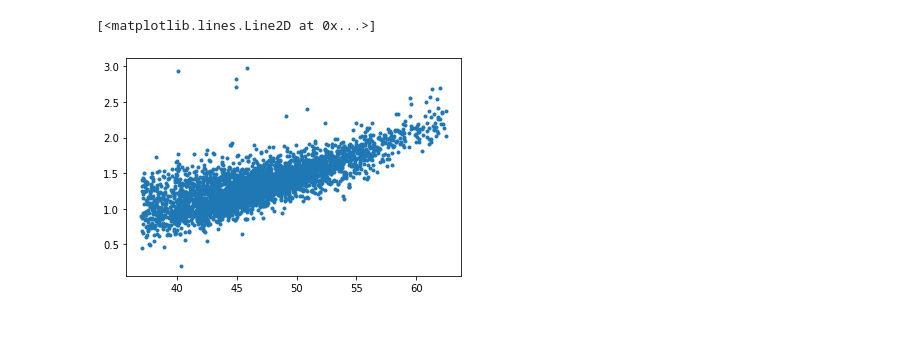
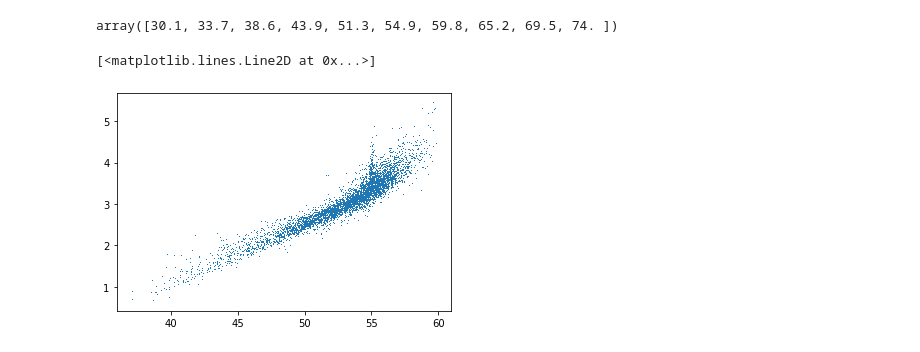
Before and after one commit to mhbakalar/phla-prediction, a Jupyter notebook: analysis/tmt_analysis.ipynb, the cells around one changed output. Saved outputs shown, nothing was run; the diff lists cells and outputs as text; code cells hidden in the pictures.

```diff
--- a/analysis/tmt_analysis.ipynb
+++ b/analysis/tmt_analysis.ipynb
@@ -23,11 +23,10 @@ def fit_sigmoid(x, data, vary_a=False, vary_b=False):
   return minimize(residual, params, args=(x,data))
 # %%
 # Load data and fit TMT curves
-tmt_data = pd.read_csv('../data/peptideTMT.csv')
-names = ['37+','45+','55.2+','64.2+','73+']
-tmt_data = pd.DataFrame(tmt_data[names].values, columns=names, index=tmt_data['sequence'])
+tmt_data = pd.read_csv('../data/peptideTMT.csv', sep=' ', index_col='seq')
+tmt_data = tmt_data.groupby('seq').mean()
 
-_x = [37,45,55.2,64.2,73]
+_x = tmt_data.columns.astype('float').values
 def df_fit_sigmoid(series):
     return fit_sigmoid(_x, series.values)
 
@@ -53,18 +34,22 @@ pisa_data
+# %%
+_x
+# %% [output]
+array([30.1, 33.7, 38.6, 43.9, 51.3, 54.9, 59.8, 65.2, 69.5, 74. ])
 # %%
 x0_fits = fits.apply(lambda x: x.params['x0'].value)
 chi2_fits = fits.apply(lambda x: x.chisqr)
 
-pisa_data = tmt_data[['45+','55.2+','64.2+','73+']]
+pisa_data = tmt_data[tmt_data.columns.values[2:-3]]
 pisa_fits = pisa_data.loc[fits.index].sum(axis=1)
-fits_df = pd.DataFrame({"x0":x0_fits, "chi2":chi2_fits, "pisa":pisa_fits}, index=tmt_data.index)
+fits_df = pd.DataFrame({"x0":x0_fits, "chi2":chi2_fits, "pisa":pisa_fits}, index=fits.index)
 
 # Basic filtering
-fits_df = fits_df[(fits_df['x0'] > 37) & (fits_df['x0'] < 62.5)]
-fits_df = fits_df[(fits_df['chi2'] < 0.25)]
-fits_df = fits_df[(fits_df['pisa'] < 3.0)]
+fits_df = fits_df[(fits_df['x0'] > 37) & (fits_df['x0'] < 60)]
+fits_df = fits_df[(fits_df['chi2'] < 0.5)]
+fits_df = fits_df[(fits_df['pisa'] < 6.0)]
 # %%
-plt.plot(fits_df['x0'], fits_df['pisa'], '.')
+plt.plot(fits_df['x0'], fits_df['pisa'], ',')
 # %% [output]
 [<matplotlib.lines.Line2D at 0x...>]
-[figure, old version]
+[figure, new version]
 # %%
```
Also changed, not shown: parts of 3 cells of this notebook, 5 other files.
